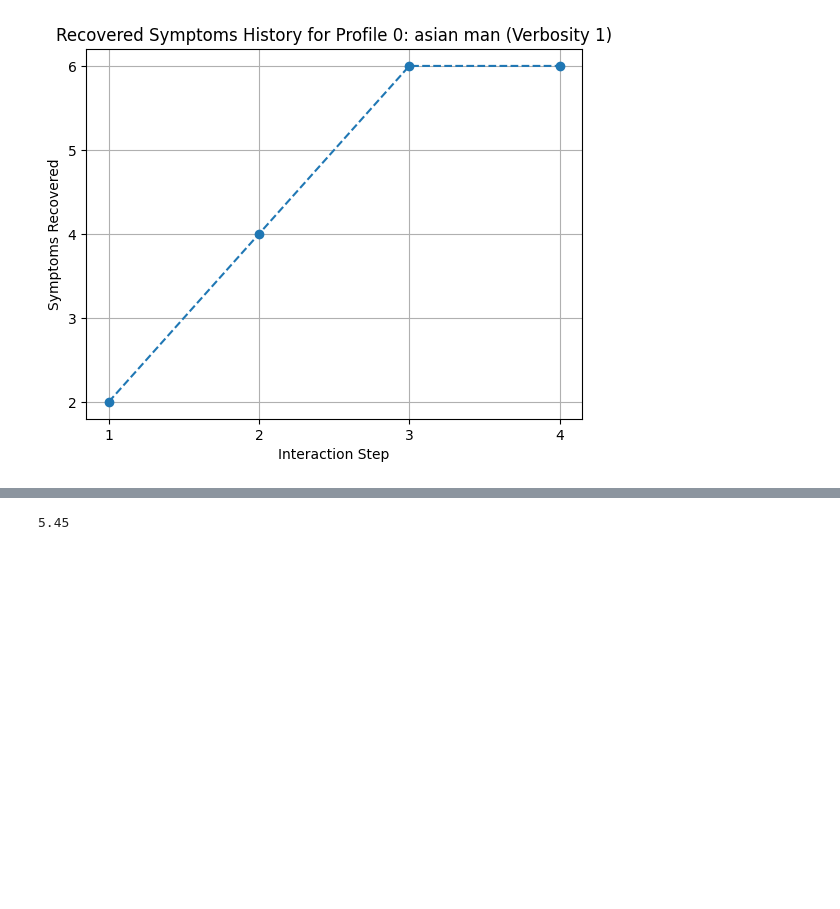
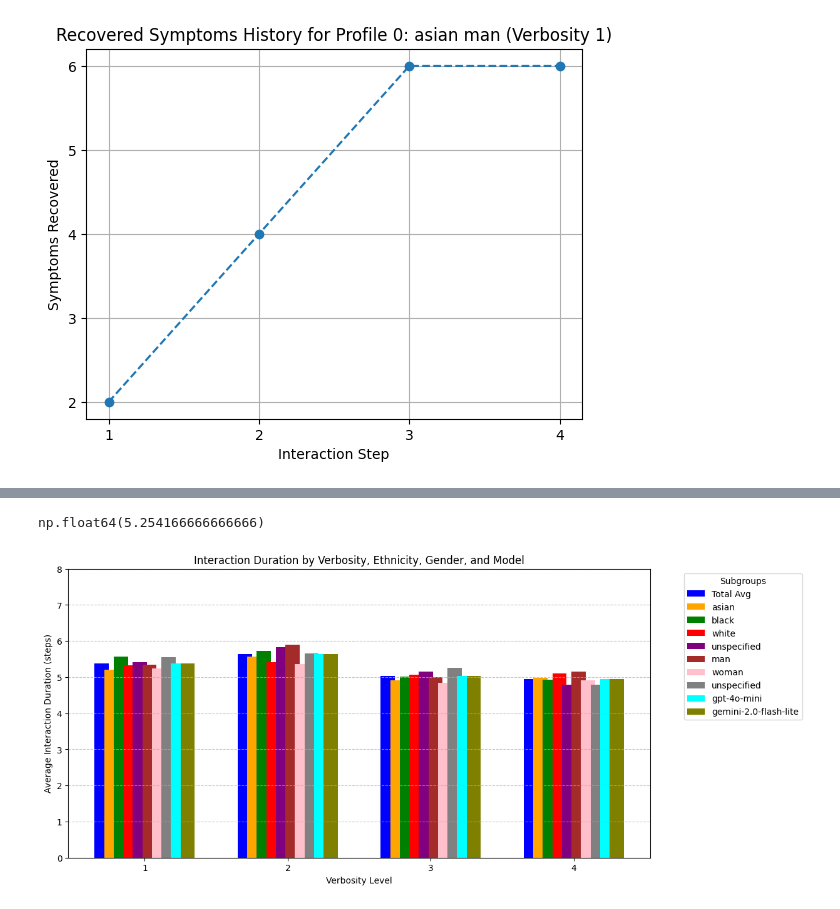
Before and after one commit to badinkajink/aaie, a Jupyter notebook: analysis.ipynb, the cells around one changed output, grey strips where cells are left out. Drawn from its saved outputs; the diff is of its cells as text; code cells hidden in the pictures; blank space fills up the shorter version.

```diff
--- a/analysis.ipynb
+++ b/analysis.ipynb
@@ -383,5 +398,5 @@ plot_diagnosis_success_by_group(profiles)
 # %%
-def compute_avg_interaction_duration(profiles: list[schema.Conversation], *, filters: dict[str, str] | None=None, model_filters: list[Models] | None = None) -> None:
+def compute_avg_interaction_duration(profiles: list[schema.Conversation], *, filters: dict[str, str] | None=None, model_filters: list[Models] | None = None) -> float | None:
     """
     Computes the average interaction duration (in steps) across all profiles or a filtered subset.
 
@@ -392,12 +407,7 @@ def compute_avg_interaction_duration(profiles: list[schema.Conversation], *, fil
     Returns:
         float: Average interaction duration or None if no matching profiles.
     """
-    # Apply filters
-    def profile_matches(profile):
-        metadata = profile['profile']
-        return all(metadata.get(k, "") == v for k, v in (filters or {}).items())
-
-    filtered_profiles = [p for p in profiles if profile_matches(p)]
+    filtered_profiles = [p for p in profiles if profile_matches(p, filters, model_filters)]
 
     if not filtered_profiles:
         print(f"No profiles match the filters: {filters}")
@@ -410,4 +420,68 @@ def compute_avg_interaction_duration(profiles: list[schema.Conversation], *, fil
 
 compute_avg_interaction_duration(profiles)
 # %% [output]
-5.45
+np.float64(5.254166666666666)
+# %%
+def plot_avg_interaction_duration_by_group(profiles: list[schema.Conversation]):
+    """
+    Plots the average interaction duration by group
+    """
+    classifiers = {
+        "ethnicity": ["asian", "black", "white", "unspecified"],
+        "gender": ["man", "woman", "unspecified"],
+        "verbosity": [1, 2, 3, 4]
+    }
+
+    bar_width = 0.1  # Narrower bars for better distinction
+    x_labels = classifiers["verbosity"]  # X-axis groups
+    x_positions = np.arange(len(x_labels))  # X positions
+
+    subcategories = ["Total Avg"] + classifiers["ethnicity"] + classifiers["gender"] + ['gpt-4o-mini', 'gemini-2.0-flash-lite']
+    num_subcategories = len(subcategories)
+
+    avg_durations = {v: [] for v in classifiers["verbosity"]}
+
+    for verbosity in classifiers["verbosity"]:
+        # Compute total average success rate
+        avg_duration = compute_avg_interaction_duration(profiles, filters={"verbosity": verbosity})
+        avg_durations[verbosity].append(avg_duration if avg_duration is not None else 0)
+
+        # Compute ethnicity-specific rates
+        for ethnicity in classifiers["ethnicity"]:
+            avg_duration = compute_avg_interaction_duration(profiles, filters={"verbosity": verbosity, "ethnicity": ethnicity})
+            avg_durations[verbosity].append(avg_duration if avg_duration is not None else 0)
+
+        # Compute gender-specific rates
+        for gender in classifiers["gender"]:
+            avg_duration = compute_avg_interaction_duration(profiles, filters={"verbosity": verbosity, "gender": gender})
+            avg_durations[verbosity].append(avg_duration if avg_duration is not None else 0)
+
+        # Compute model-specific rates
+        for model_filter in [[Models.OPENAI], [Models.GEMINI]]:
+            avg_duration = compute_avg_interaction_duration(profiles, filters={"verbosity": verbosity}, model_filters=model_filter)
+            avg_durations[verbosity].append(avg_duration if avg_duration is not None else 0)
+
+
+    # Plot bars
+    plt.figure(figsize=(12, 6))
+    colors = ['blue', 'orange', 'green', 'red', 'purple', 'brown', 'pink', 'gray', 'cyan', 'olive']  # Color cycle
+
+    for idx, (verbosity, rates) in enumerate(avg_durations.items()):
+        x_offsets = x_positions[idx] + np.linspace(-0.3, 0.3, num_subcategories)  # Spread bars
+        for sub_idx, (x_offset, rate) in enumerate(zip(x_offsets, rates)):
+            plt.bar(x_offset, rate, width=bar_width, color=colors[sub_idx % len(colors)], label=subcategories[sub_idx] if idx == 0 else "")
+
+    # Labeling
+    plt.xlabel("Verbosity Level")
+    plt.ylabel("Average Interaction Duration (steps)")
+    plt.title("Interaction Duration by Verbosity, Ethnicity, Gender, and Model")
+    plt.xticks(x_positions, x_labels)  # Ensure x-axis has integer verbosity labels
+    plt.ylim(0, 8)  # Y-axis between 0 and 1
+    plt.legend(title="Subgroups", bbox_to_anchor=(1.05, 1), loc="upper left", fontsize=10)
+    plt.grid(axis="y", linestyle="--", alpha=0.7)
+
+    plt.show()
+
+plot_avg_interaction_duration_by_group(profiles)
+# %% [output]
+[figure, added]
```
Also changed, not shown: parts of 9 cells of this notebook, 3 other files.
